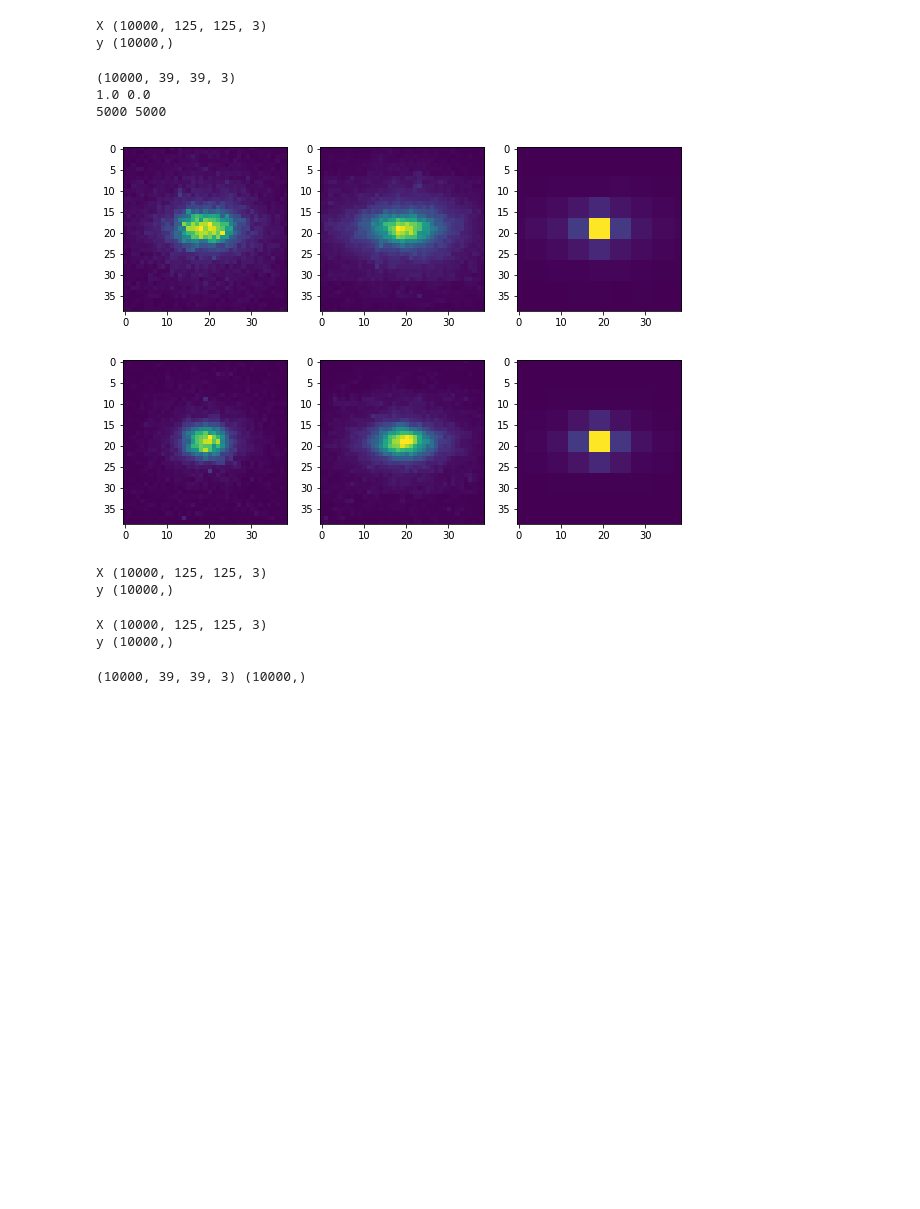
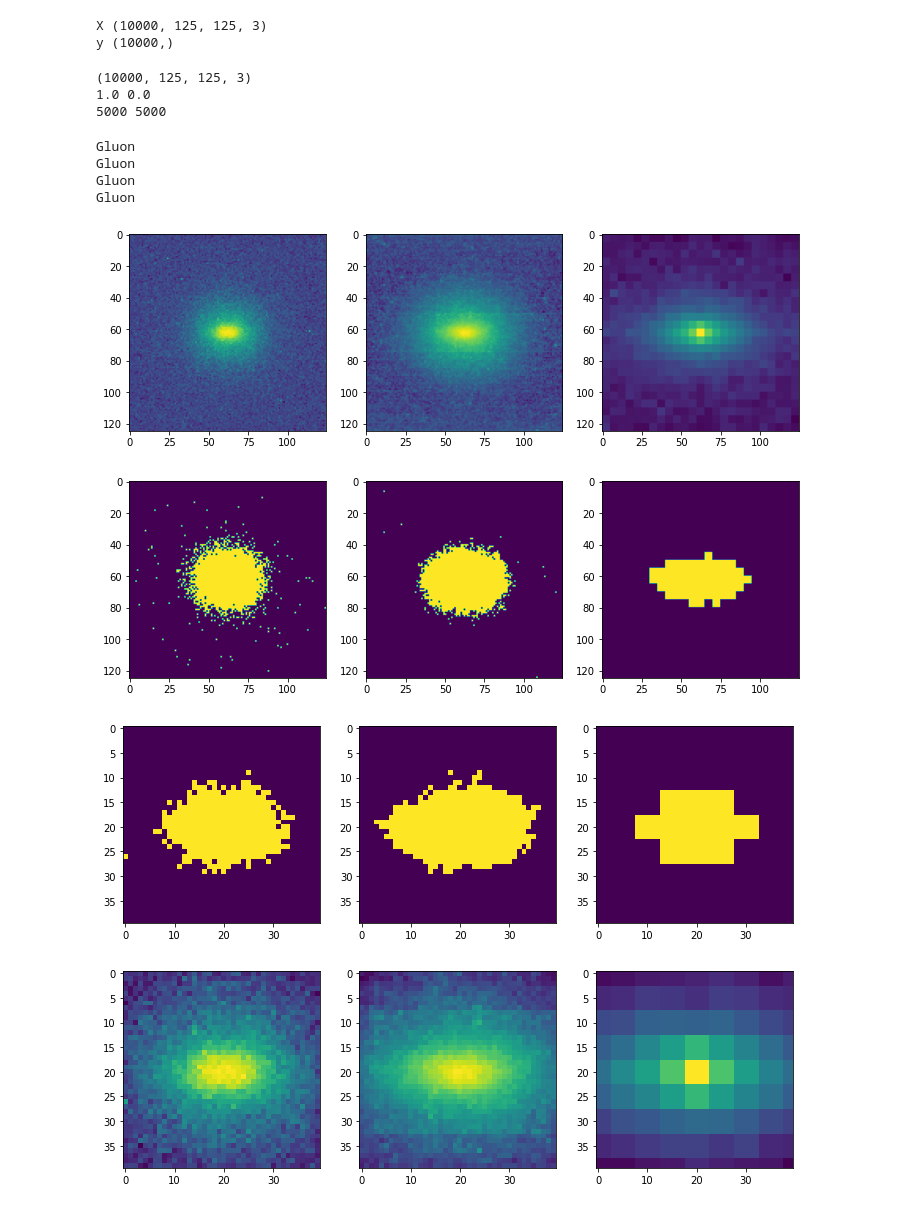
Before and after one commit to Gopal-Dahale/qml-hep-lhc, a Jupyter notebook: notebooks/Quark_Gluon_converter.ipynb, the cells around one changed output. Drawn from its saved outputs; the diff is of its cells as text; code cells hidden in the pictures; blank space fills up the shorter version.

```diff
--- a/notebooks/Quark_Gluon_converter.ipynb
+++ b/notebooks/Quark_Gluon_converter.ipynb
@@ -15,11 +15,10 @@ from tensorflow.image import central_crop
 def load_dataset():
     with h5py.File("/content/drive/MyDrive/quark-gluon-dataset/quark-gluon_test-set_n10000.hdf5", "r") as f:
         n = 10000
-        fraction = 0.3
         keys = list(f.keys())
         for i in keys:
             print(i, f[i].shape)
-        data = {keys[0]: central_crop(f[keys[0]][0:n], fraction).numpy(),
+        data = {keys[0]: f[keys[0]][0:n],
                 keys[1]: f[keys[1]][0:n]}
 
         # qg = np.asarray(f['X'][()], dtype=np.float32)
@@ -44,46 +43,33 @@ y (10000,)
 print(data['X'].shape)
 print(max(data['y']), min(data['y']))
 
-zeros = data['y'] == 0
-ones = data['y'] == 1
+zeros = (data['y'] == 0)
+ones = (data['y'] == 1)
 print(sum(ones), sum(zeros))
 # %% [output]
-(10000, 39, 39, 3)
+(10000, 125, 125, 3)
 1.0 0.0
 5000 5000
 # %%
 data0 = data['X'][zeros]
 data1 = data['X'][ones]
 del data
+# %%
+def crop_center(img,cropx,cropy):
+    x,y = img.shape[1:3]
+    startx = x//2-(cropx//2)
+    starty = y//2-(cropy//2)
+    return img[:,startx:startx+cropx,starty:starty+cropy,:]
 # %%
-fig = plt.figure(figsize=(10,10))
-r = 1
-c = 3
-for i in range(3):
-    fig.add_subplot(r,c,i+1)
-    plt.imshow(np.mean(data0[:, :,:, i], axis=0))
+def display_data(data, label, thresh=0):
+    fig = plt.figure(figsize=(12,12))
+    r = 1
+    c = 3
+    print(label)
+    for i in range(3):
+        fig.add_subplot(r,c,i+1)
+        if thresh:
+            m = np.mean(data[:, :,:, i], axis=0).mean()
+            plt.imshow(np.mean(data[:, :,:, i], axis=0) >= m)
+        else:
+            plt.imshow(np.log(np.mean(data[:, :,:, i], axis=0)))
-# %% [output]
-[figure, removed]
-# %%
-fig = plt.figure(figsize=(10,10))
-r = 1
-c = 3
-for i in range(3):
-    fig.add_subplot(r,c,i+1)
-    pnp.where(data['y_train'] == 0)[0]lt.imshow(np.mean(data1[:, :,:, i], axis=0))
-# %% [output]
-[figure, removed]
-# %%
-del data0, data1
-# %% [output]
-X (10000, 125, 125, 3)
-y (10000,)
-# %%
-data = load_dataset()
-# %% [output]
-X (10000, 125, 125, 3)
-y (10000,)
-# %%
-print(data['X'].shape, data['y'].shape)
-# %% [output]
-(10000, 39, 39, 3) (10000,)
@@ -92,0 +76,14 @@ data['X'], data['y'] = shuffle(data['X'], data['y'])
+# %%
+display_data(data0,"Gluon")
+display_data(data0,"Gluon",thresh=1)
+display_data(crop_center(data0, 40, 40),"Gluon",thresh=1)
+display_data(crop_center(data0, 40, 40),"Gluon")
+# %% [output]
+Gluon
+Gluon
+Gluon
+Gluon
+[figure, added]
+[figure, added]
+[figure, added]
+[figure, added]
```
Also changed, not shown: parts of 11 cells of this notebook.
